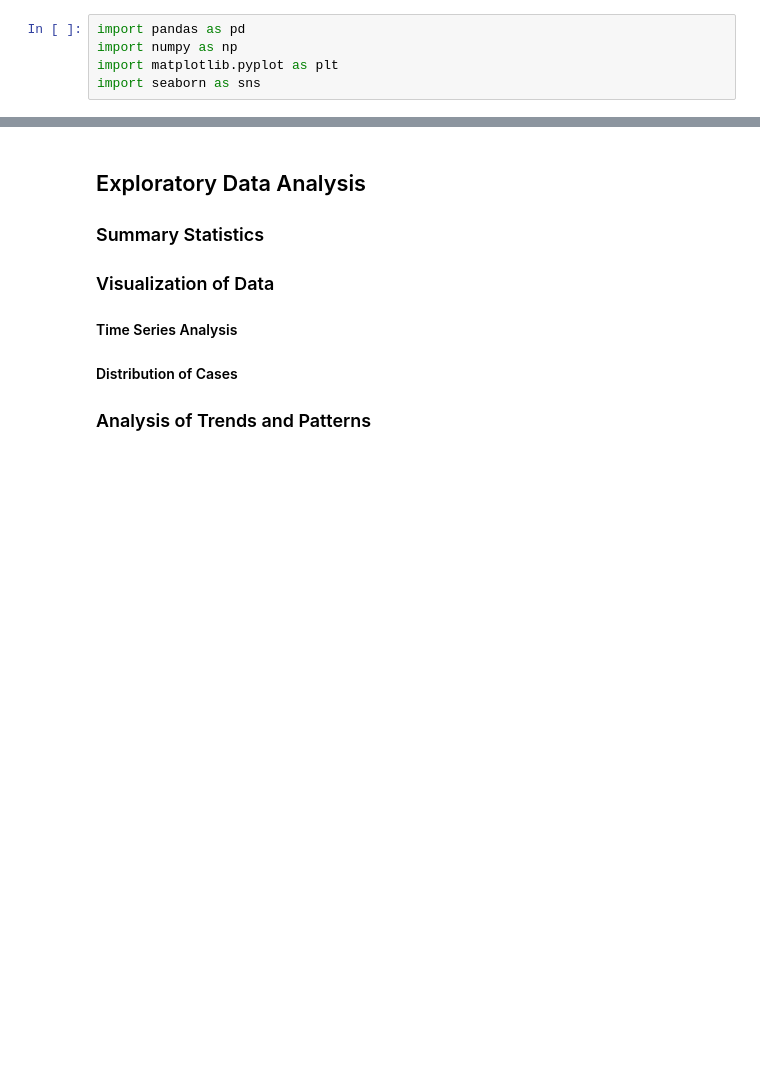
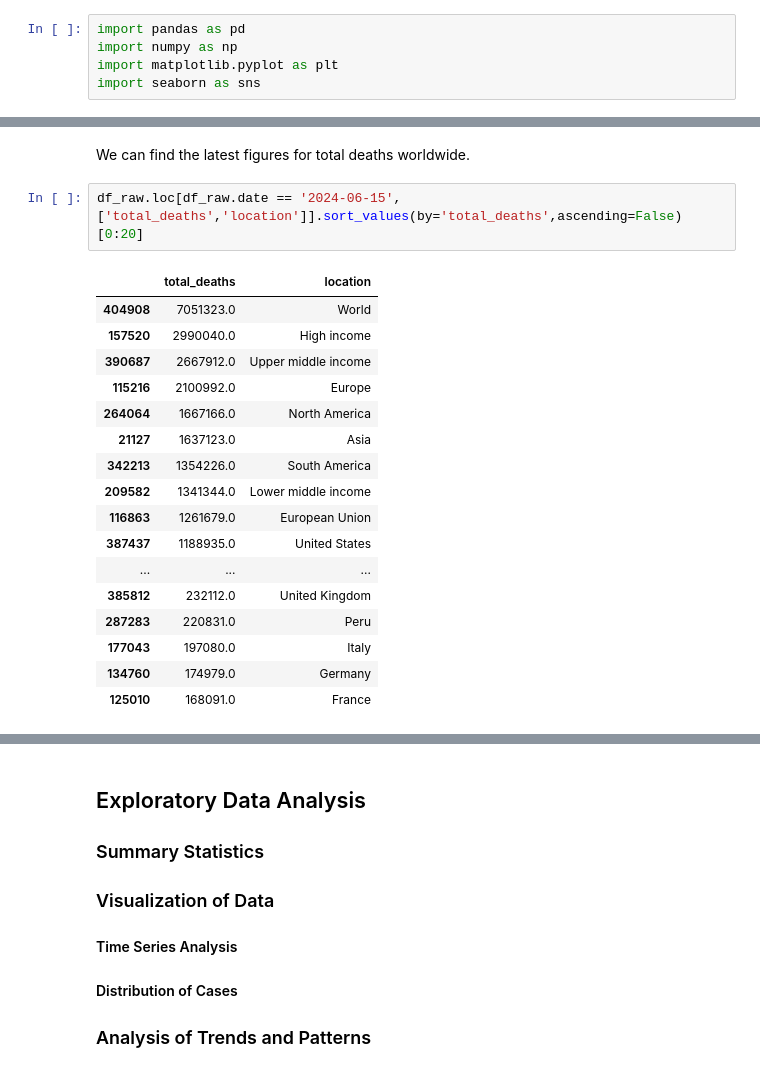
Before and after one commit to pedrohfm/dsnp, a Jupyter notebook: data-visualisation/covid-19-overview-in-brazil.ipynb, the cells around one changed output, grey strips where cells are left out. Drawn from its saved outputs; the diff is of its cells as text; blank space fills up the shorter version.

```diff
--- a/data-visualisation/covid-19-overview-in-brazil.ipynb
+++ b/data-visualisation/covid-19-overview-in-brazil.ipynb
@@ -90,0 +171,22 @@ df_raw
+# %% [markdown]
+We can find the latest figures for total deaths worldwide.
+# %%
+df_raw.loc[df_raw.date == '2024-06-15',['total_deaths','location']].sort_values(by='total_deaths',ascending=False)[0:20]
+# %% [output]
+|  | total_deaths | location |
+| 404908 | 7051323.0 | World |
+| 157520 | 2990040.0 | High income |
+| 390687 | 2667912.0 | Upper middle income |
+| 115216 | 2100992.0 | Europe |
+| 264064 | 1667166.0 | North America |
+| 21127 | 1637123.0 | Asia |
+| 342213 | 1354226.0 | South America |
+| 209582 | 1341344.0 | Lower middle income |
+| 116863 | 1261679.0 | European Union |
+| 387437 | 1188935.0 | United States |
+| ... | ... | ... |
+| 385812 | 232112.0 | United Kingdom |
+| 287283 | 220831.0 | Peru |
+| 177043 | 197080.0 | Italy |
+| 134760 | 174979.0 | Germany |
+| 125010 | 168091.0 | France |
```
Also changed, not shown: parts of 12 cells of this notebook, 2 other files.
